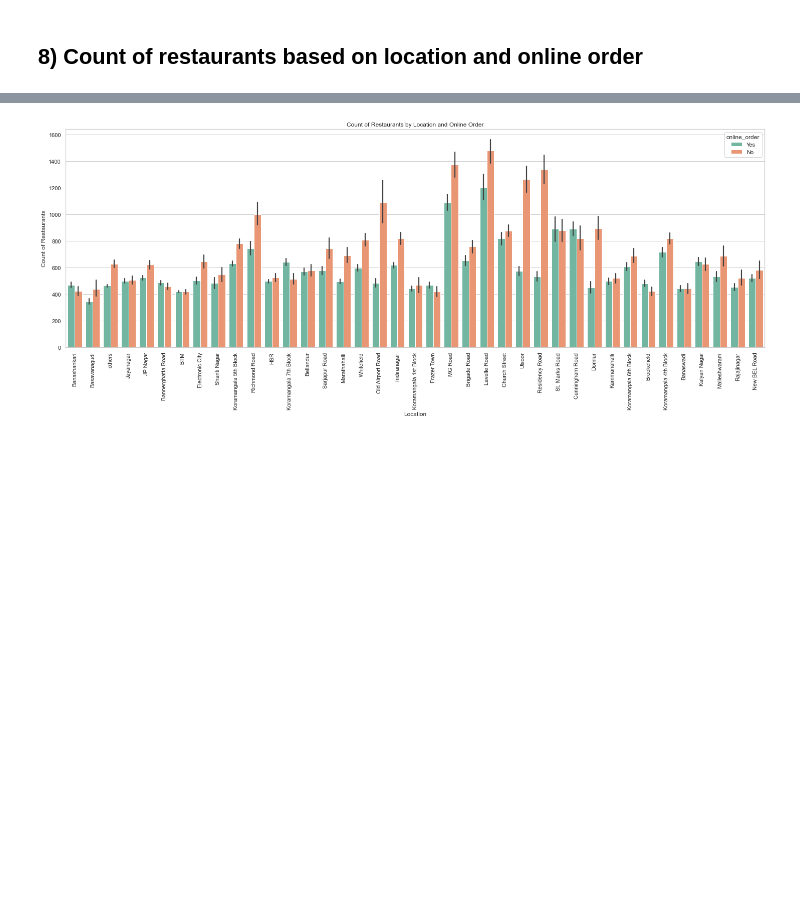
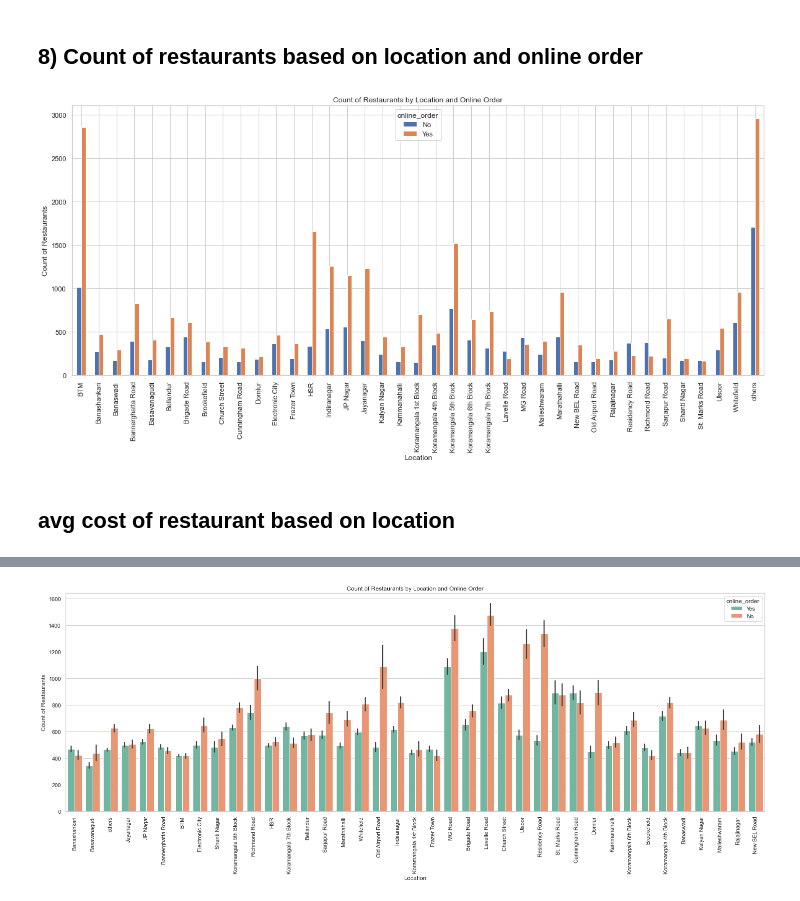
Before and after one commit to vignesh-v-007/dic-project, a Jupyter notebook: dummy.ipynb, the cells around one changed output, grey strips where cells are left out. Drawn from its saved outputs; the diff is of its cells as text; code cells hidden in the pictures; blank space fills up the shorter version.

```diff
--- a/dummy.ipynb
+++ b/dummy.ipynb
@@ -448,12 +476,16 @@ Text(0.5, 1.0, 'rate vs book_table Plot')
 # %% [markdown]
 ## 8) Count of restaurants based on location and online order
 # %%
-# # Create a pivot table
-# df1 = df.pivot_table(index='location', columns='online_order', values='name', aggfunc='count', fill_value=0)
+# Create a pivot table
+df1 = df.pivot_table(index='location', columns='online_order', values='name', aggfunc='count', fill_value=0)
 
-# # Plot the bar chart
-# df1.plot(kind='bar', figsize=(20, 8))
-# plt.title("Count of Restaurants by Location and Online Order")
-# plt.xlabel("Location")
-# plt.ylabel("Count of Restaurants")
-# plt.show()
+# Plot the bar chart
+df1.plot(kind='bar', figsize=(20, 8))
+plt.title("Count of Restaurants by Location and Online Order")
+plt.xlabel("Location")
+plt.ylabel("Count of Restaurants")
+plt.show()
+# %% [output]
+[figure, added]
+# %% [markdown]
+## avg cost of restaurant based on location
```
Also changed, not shown: parts of 13 cells of this notebook.
